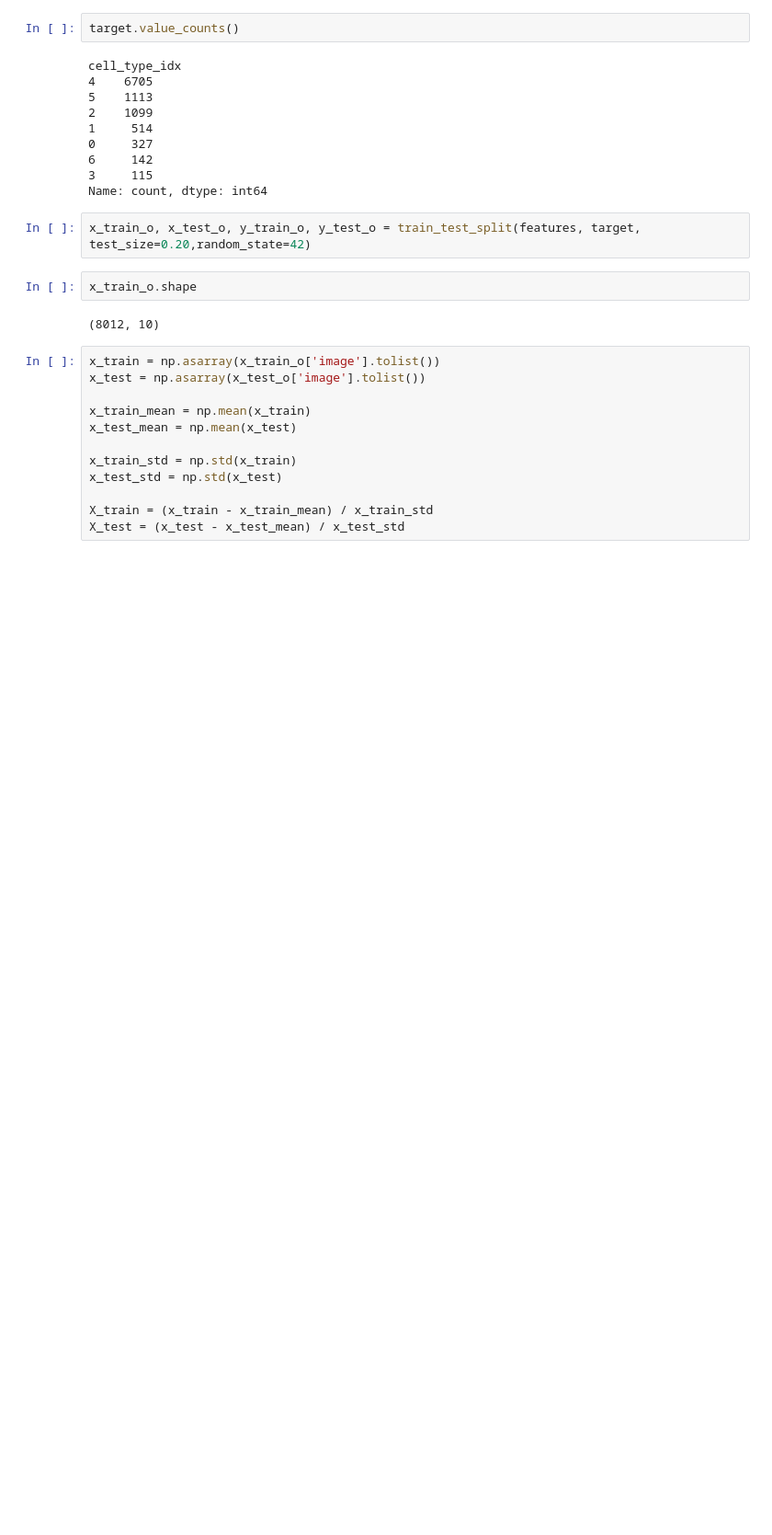
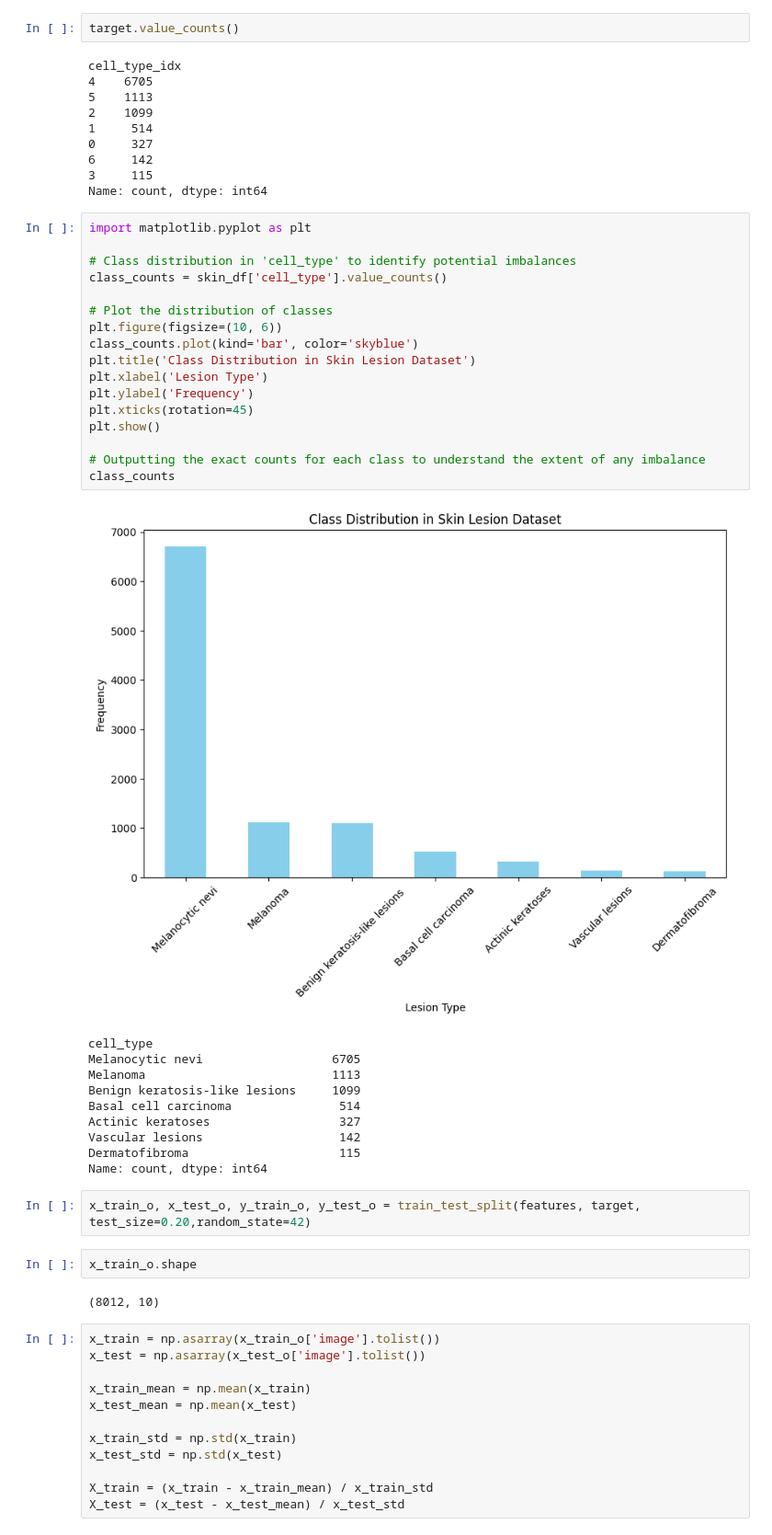
Before and after one commit to liteshperumalla/Skin-Cancer-prediction-using-machine-learning, a Jupyter notebook: Skin_cancer_project.ipynb, the cells around one changed output. Shown at 92% size. Cells and saved outputs as stored; diff of their text form; blank space fills up the shorter version.

```diff
--- a/Skin_cancer_project.ipynb
+++ b/Skin_cancer_project.ipynb
@@ -237,6 +237,34 @@ cell_type_idx
 6     142
 3     115
 Name: count, dtype: int64
+# %%
+import matplotlib.pyplot as plt
+
+# Class distribution in 'cell_type' to identify potential imbalances
+class_counts = skin_df['cell_type'].value_counts()
+
+# Plot the distribution of classes
+plt.figure(figsize=(10, 6))
+class_counts.plot(kind='bar', color='skyblue')
+plt.title('Class Distribution in Skin Lesion Dataset')
+plt.xlabel('Lesion Type')
+plt.ylabel('Frequency')
+plt.xticks(rotation=45)
+plt.show()
+
+# Outputting the exact counts for each class to understand the extent of any imbalance
+class_counts
+# %% [output]
+[figure, added]
+cell_type
+Melanocytic nevi                  6705
+Melanoma                          1113
+Benign keratosis-like lesions     1099
+Basal cell carcinoma               514
+Actinic keratoses                  327
+Vascular lesions                   142
+Dermatofibroma                     115
+Name: count, dtype: int64
 # %%
 x_train_o, x_test_o, y_train_o, y_test_o = train_test_split(features, target, test_size=0.20,random_state=42)
 # %%
```
Also changed, not shown: parts of 10 cells of this notebook.
